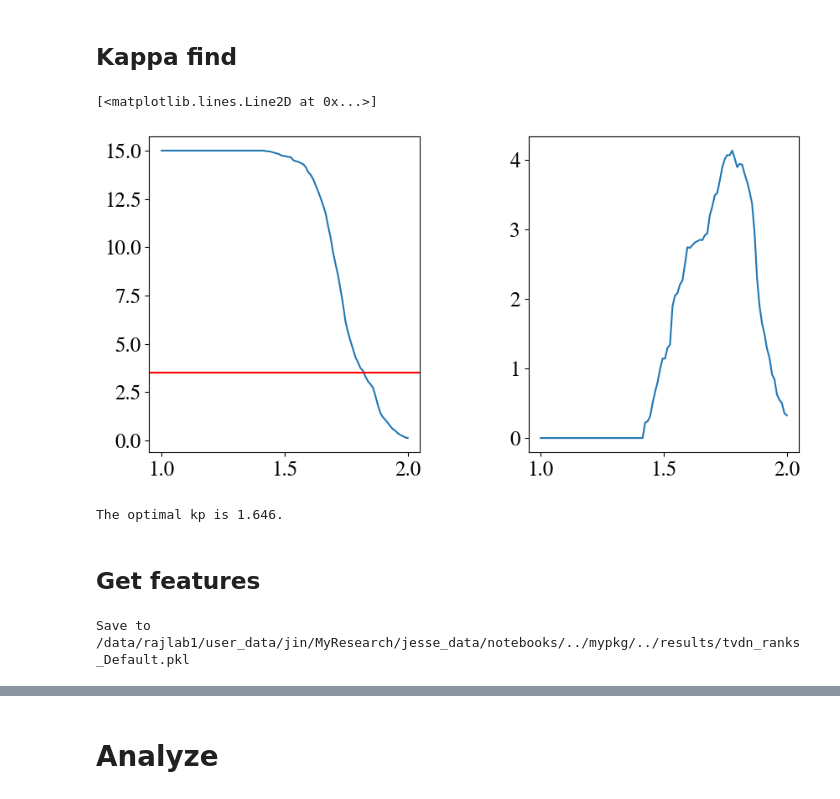
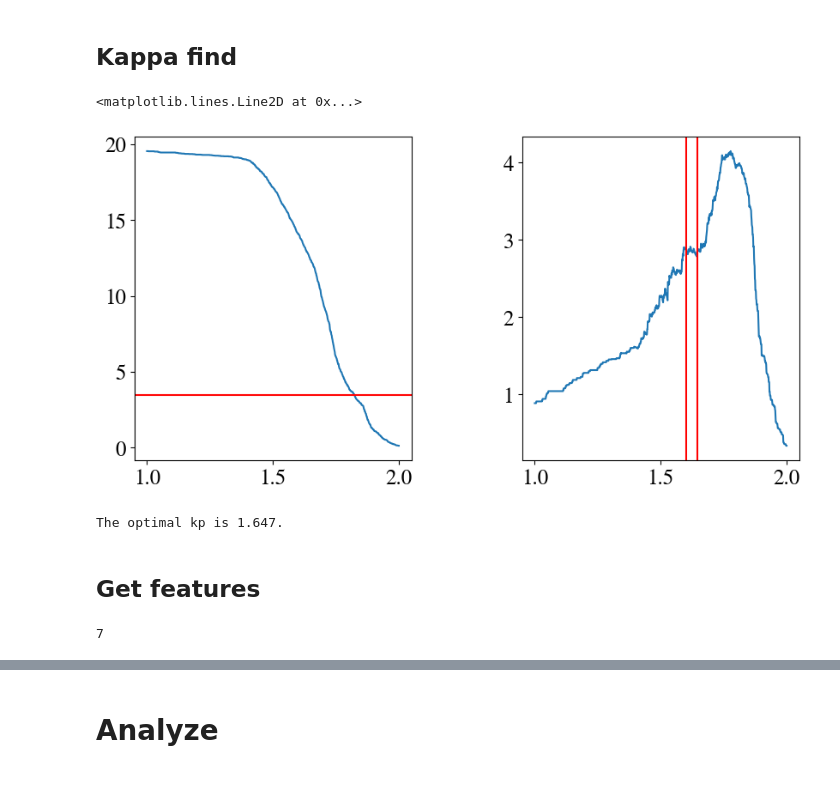
Before and after one commit to JINhuaqing/jesse_fMRI, a Jupyter notebook: notebooks/get_TVDN_features_7nets.ipynb, the cells around one changed output, grey strips where cells are left out. Saved outputs shown, nothing was run; the diff lists cells and outputs as text; code cells hidden in the pictures.

Commit message:
add notebooks and scripts

```diff
--- a/notebooks/get_TVDN_features_7nets.ipynb
+++ b/notebooks/get_TVDN_features_7nets.ipynb
@@ -142,7 +143,7 @@ def _run_fn(sub_ix, net_ix):
     ts = yeo_7nets_ts[yeo_7nets_dict[net_ix]][sub_ix-1];
     det = TVDNDetect(Ymat=ts,
                      showProgress=False,
-                     saveDir=RES_ROOT/"tvdn_7nets_res",
+                     saveDir=RES_ROOT/"tvdn_7nets_res_MaxM20_fixr8",
                      fName=f"sub_{sub_ix}_{yeo_7nets_dict[net_ix]}",
                      dataType="fMRI",
                      MaxM=tvdn_paras.MaxM,
@@ -154,4 +155,4 @@ def _run_fn(sub_ix, net_ix):
     det()
     det.TuningKappa(tvdn_paras.kappas)
     det.UpdateEcpts()
-    return det
+    return None
@@ -168,7 +323,7 @@ def _run_fn(sub_ix, net_ix):
     ts = yeo_7nets_ts[yeo_7nets_dict[net_ix]][sub_ix-1];
     det = TVDNDetect(Ymat=ts,
                      showProgress=False,
-                     saveDir=RES_ROOT/"tvdn_7nets_res",
+                     saveDir=RES_ROOT/"tvdn_7nets_res_MaxM20",
                      fName=f"sub_{sub_ix}_{yeo_7nets_dict[net_ix]}",
                      dataType="fMRI",
                      MaxM=tvdn_paras.MaxM,
@@ -181,34 +336,36 @@ def _run_fn(sub_ix, net_ix):
     det.TuningKappa(tvdn_paras.kappas)
     det.UpdateEcpts()
     return det
-# %%
-numchgss = []
-for sub_ix in tqdm(np.where(diag_labs==6)[0]):
-    det = _run_fn(sub_ix, net_ix=7)
-    numchgss.append(det.numchgs)
-numchgss = np.array(numchgss);
+# %%
+numchgss = []
+for sub_ix in tqdm(np.where(diag_labs==6)[0]+1):
+    det = _run_fn(sub_ix, net_ix=7)
+    numchgss.append(det.numchgs)
+numchgss = np.array(numchgss);
 # %%
 plt.subplot(121)
 plt.plot(tvdn_paras.kappas, numchgss.mean(axis=0))
 plt.axhline(y=3.5, color="red")
 plt.subplot(122)
 plt.plot(tvdn_paras.kappas, numchgss.std(axis=0))
+#plt.xlim([1.40, 1.7])
+plt.axvline(x=1.6, color="red")
+plt.axvline(x=1.647, color="red")
+# max of DMN is 1.67
 # %% [output]
-[<matplotlib.lines.Line2D at 0x...>]
+<matplotlib.lines.Line2D at 0x...>
-[figure, old version]
+[figure, new version]
-# %%
-optkp = tvdn_paras.kappas[np.argmin(np.abs(numchgss.mean(axis=0)-12.5))]
-print(f"The optimal kp is {optkp:.3f}.")
-# %% [output]
-The optimal kp is 1.646.
+# %%
+kpidxs = np.where(np.bitwise_and(tvdn_paras.kappas>=1.6, tvdn_paras.kappas<=1.7))[0]
+optkp_idx = kpidxs[np.argmin(numchgss.std(axis=0)[kpidxs])]
+optkp = tvdn_paras.kappas[optkp_idx]
+optkp = tvdn_paras.kappas[np.argmin(np.abs(numchgss.mean(axis=0)-12.5))]
+print(f"The optimal kp is {optkp:.3f}.")
+# %% [output]
+The optimal kp is 1.647.
 # %% [markdown]
 ## Get features
-# %%
-net_ix = 7
-rks = []
-for sub_ix in trange(1, num_sps+1):
-    det = _run_fn(sub_ix, net_ix)
-    rks.append(det.midRes.r)
-save_pkl(RES_ROOT/f"tvdn_ranks_{yeo_7nets_dict[net_ix]}.pkl", rks)
-# %% [output]
-Save to /data/rajlab1/user_data/jin/MyResearch/jesse_data/notebooks/../mypkg/../results/tvdn_ranks_Default.pkl
+# %%
+net_ix = 7
+# %% [output]
+7
```
Also changed, not shown: parts of 13 cells of this notebook, 14 other files.
